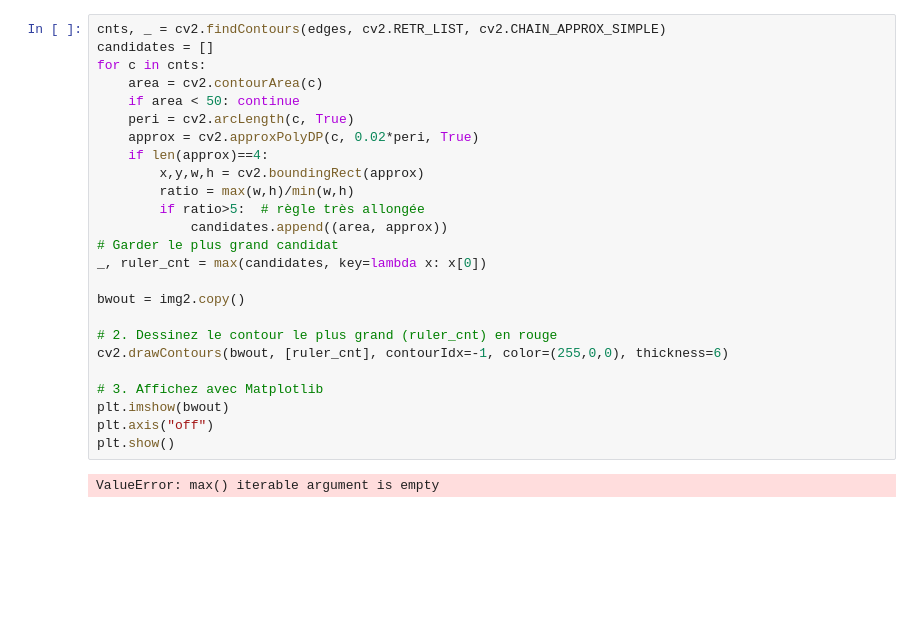
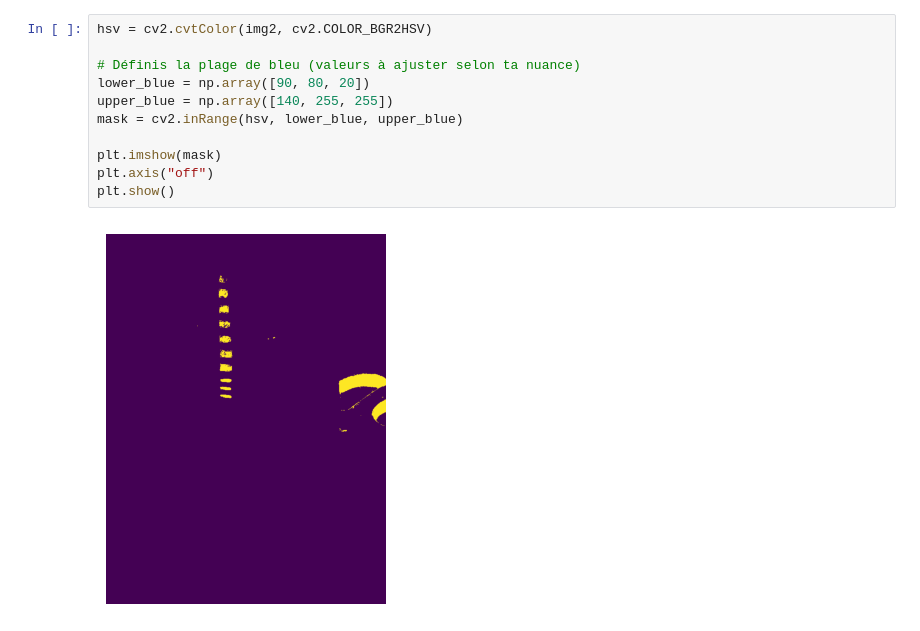
Before and after one commit to Riveo-hydro/WaterRulerVision, a Jupyter notebook: src/openCV/main.ipynb, the cells around one changed output. Saved outputs shown, nothing was run; the diff lists cells and outputs as text; blank space fills up the shorter version.

```diff
--- a/src/openCV/main.ipynb
+++ b/src/openCV/main.ipynb
@@ -111,27 +27,13 @@ else:
-# %%
-cnts, _ = cv2.findContours(edges, cv2.RETR_LIST, cv2.CHAIN_APPROX_SIMPLE)
-candidates = []
-for c in cnts:
-    area = cv2.contourArea(c)
-    if area < 50: continue
-    peri = cv2.arcLength(c, True)
-    approx = cv2.approxPolyDP(c, 0.02*peri, True)
-    if len(approx)==4:
-        x,y,w,h = cv2.boundingRect(approx)
-        ratio = max(w,h)/min(w,h)
-        if ratio>5:  # règle très allongée
-            candidates.append((area, approx))
-# Garder le plus grand candidat
-_, ruler_cnt = max(candidates, key=lambda x: x[0])
-
-bwout = img2.copy()
-
-# 2. Dessinez le contour le plus grand (ruler_cnt) en rouge
-cv2.drawContours(bwout, [ruler_cnt], contourIdx=-1, color=(255,0,0), thickness=6)
-
-# 3. Affichez avec Matplotlib
-plt.imshow(bwout)
-plt.axis("off")
-plt.show()
-# %% [output]
-ValueError: max() iterable argument is empty
+# %%
+hsv = cv2.cvtColor(img2, cv2.COLOR_BGR2HSV)
+
+# Définis la plage de bleu (valeurs à ajuster selon ta nuance)
+lower_blue = np.array([90, 80, 20])
+upper_blue = np.array([140, 255, 255])
+mask = cv2.inRange(hsv, lower_blue, upper_blue)
+
+plt.imshow(mask)
+plt.axis("off")
+plt.show()
+# %% [output]
+[figure, added]
```
Also changed, not shown: parts of 9 cells of this notebook, 2 other files.
